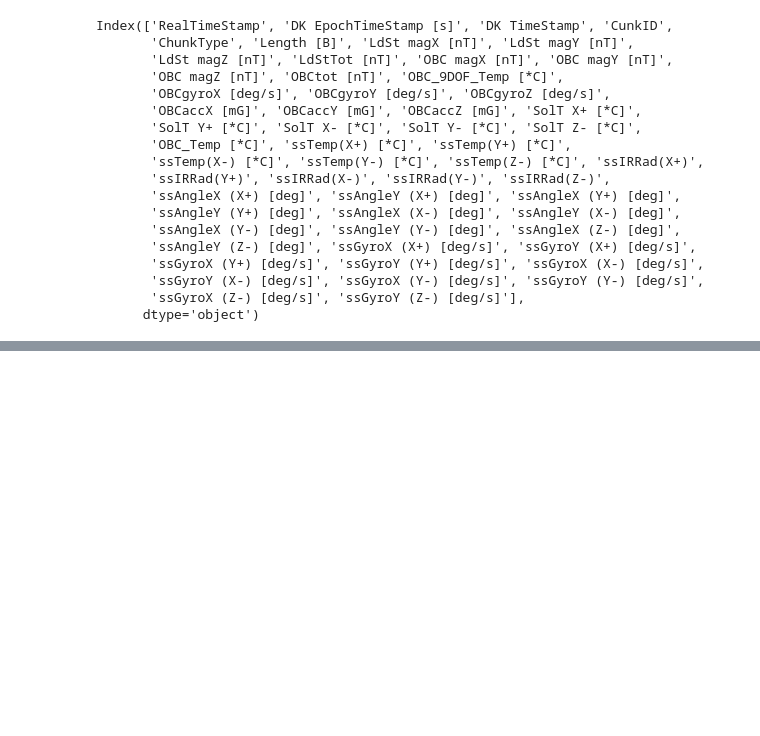
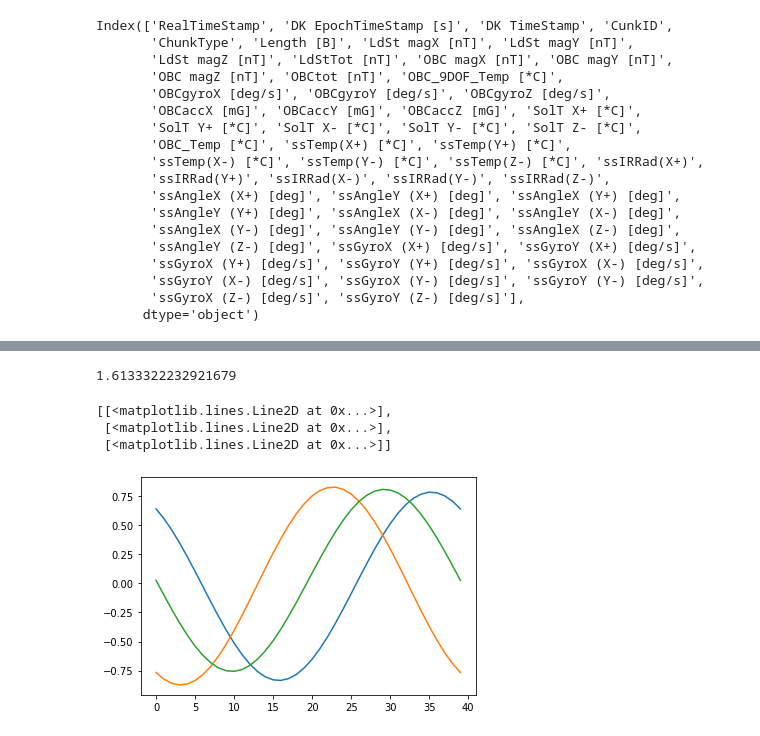
Before and after one commit to limu007/cube, a Jupyter notebook: Attitude_august.ipynb, the cells around one changed output, grey strips where cells are left out. Drawn from its saved outputs; the diff is of its cells as text; code cells hidden in the pictures; blank space fills up the shorter version.

```diff
--- a/Attitude_august.ipynb
+++ b/Attitude_august.ipynb
@@ -73,0 +121,28 @@ ModuleNotFoundError: No module named 'periodogram'
+# %%
+angle=[np.arccos(np.dot(mag_inter(dt[i]),sunvec_hall[i])) for i in range(len(dt))]
+#pl.plot(np.rad2deg(angle))
+angle=np.mean(angle) #changes negligeable
+# %%
+#pl.plot(np.rad2deg(angle))
+angle=np.mean(angle) #changes negligeable
+# %%
+mbody=[m/norm(m) for m in mags]
+phi=np.r_[:2*np.pi:40j]
+j=3
+wee=np.array([np.cos(angle),np.sin(angle)*np.cos(phi[j]),np.sin(angle)*np.sin(phi[j])])
+# %%
+rmatx=triad(mbody[j],[0,0,1])
+sun_ex=rmatx.T@wee
+np.arccos(np.dot(sun_ex,mbody[j]))
+# %% [output]
+1.6133322232921679
+# %%
+#np.allclose(rmatx.T@rmatx,np.eye(3)) # rmatx is orthonormal
+awee=np.array([np.cos(angle)*np.ones_like(phi),np.sin(angle)*np.cos(phi),np.sin(angle)*np.sin(phi)])
+asun=rmatx.T@awee # in body frame
+[pl.plot(s) for s in asun]
+# %% [output]
+[[<matplotlib.lines.Line2D at 0x...>],
+ [<matplotlib.lines.Line2D at 0x...>],
+ [<matplotlib.lines.Line2D at 0x...>]]
+[figure, added]
```
Also changed, not shown: parts of 28 cells of this notebook, 3 other files.
